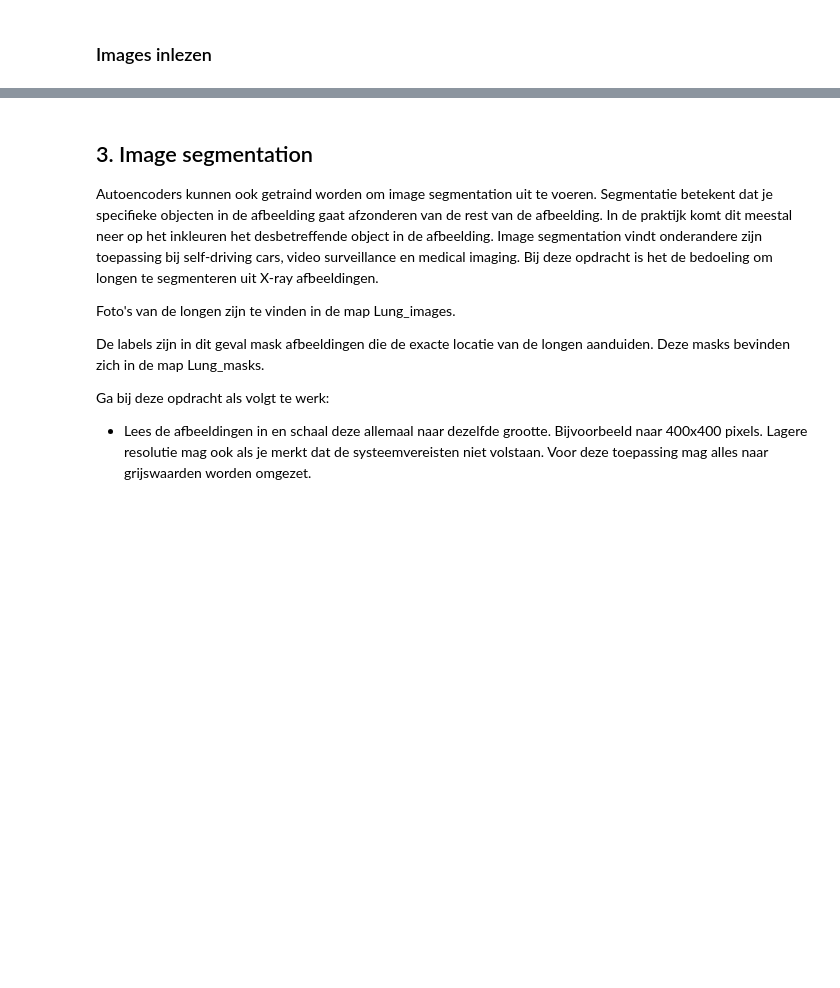
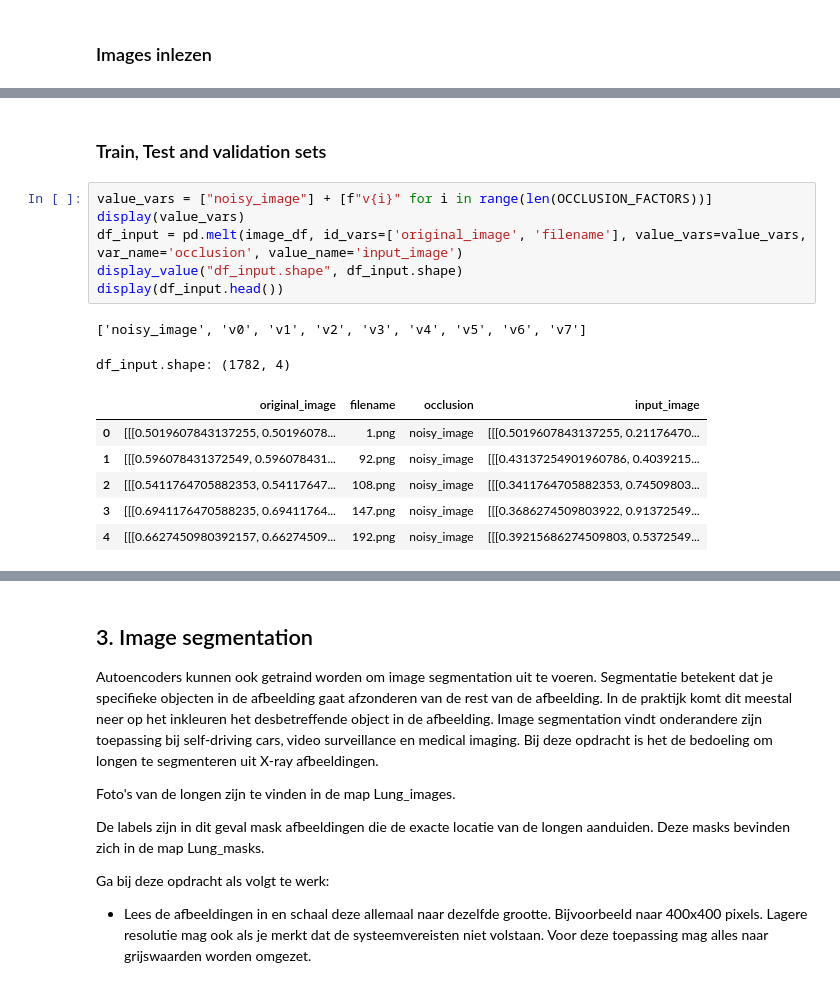
Before and after one commit to samdeleu/howest-dl, a Jupyter notebook: sessie_03/opdracht/Sam_Deleu_Sessie_03_Autoencoders_Opdracht.ipynb, the cells around one changed output, grey strips where cells are left out. Cells and saved outputs as stored; diff of their text form; blank space fills up the shorter version.

```diff
--- a/sessie_03/opdracht/Sam_Deleu_Sessie_03_Autoencoders_Opdracht.ipynb
+++ b/sessie_03/opdracht/Sam_Deleu_Sessie_03_Autoencoders_Opdracht.ipynb
@@ -949,0 +992,17 @@ for i in range(0, len(OCCLUSION_FACTORS)):
+# %% [markdown]
+### Train, Test and validation sets
+# %%
+value_vars = ["noisy_image"] + [f"v{i}" for i in range(len(OCCLUSION_FACTORS))]
+display(value_vars)
+df_input = pd.melt(image_df, id_vars=['original_image', 'filename'], value_vars=value_vars, var_name='occlusion', value_name='input_image')
+display_value("df_input.shape", df_input.shape)
+display(df_input.head())
+# %% [output]
+['noisy_image', 'v0', 'v1', 'v2', 'v3', 'v4', 'v5', 'v6', 'v7']
+df_input.shape: (1782, 4)
+|  | original_image | filename | occlusion | input_image |
+| 0 | [[[0.5019607843137255, 0.50196078... | 1.png | noisy_image | [[[0.5019607843137255, 0.21176470... |
+| 1 | [[[0.596078431372549, 0.596078431... | 92.png | noisy_image | [[[0.43137254901960786, 0.4039215... |
+| 2 | [[[0.5411764705882353, 0.54117647... | 108.png | noisy_image | [[[0.3411764705882353, 0.74509803... |
+| 3 | [[[0.6941176470588235, 0.69411764... | 147.png | noisy_image | [[[0.3686274509803922, 0.91372549... |
+| 4 | [[[0.6627450980392157, 0.66274509... | 192.png | noisy_image | [[[0.39215686274509803, 0.5372549... |
```
Also changed, not shown: parts of 9 cells of this notebook, 9 other files.
